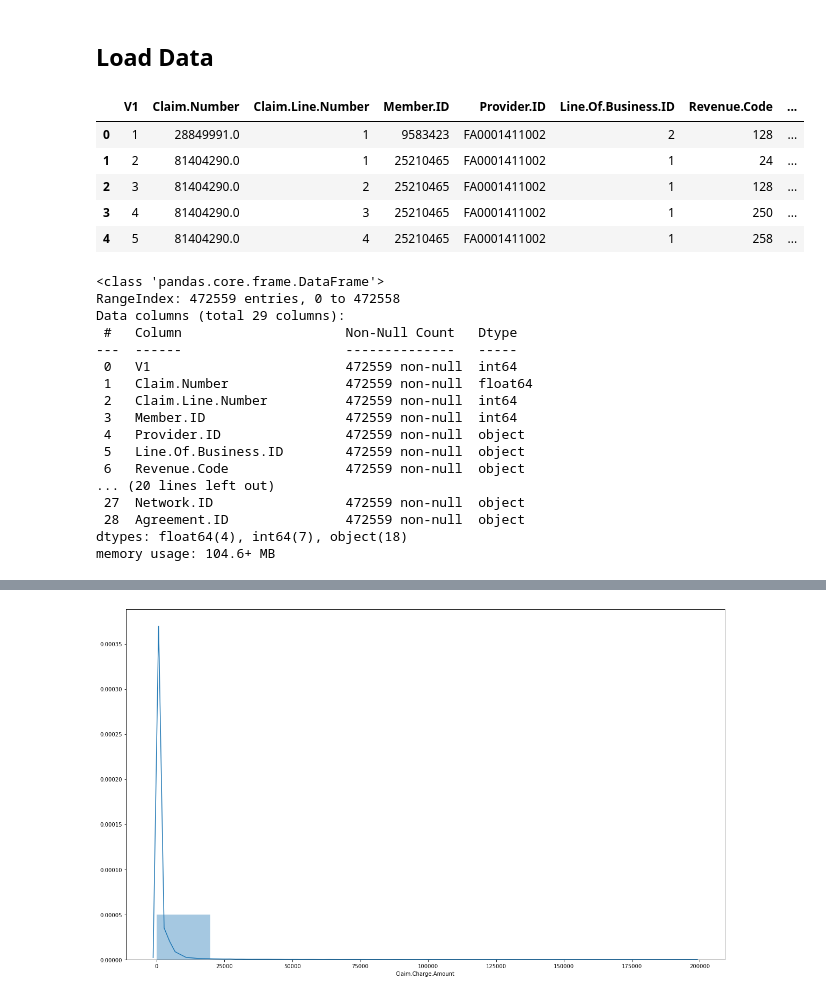
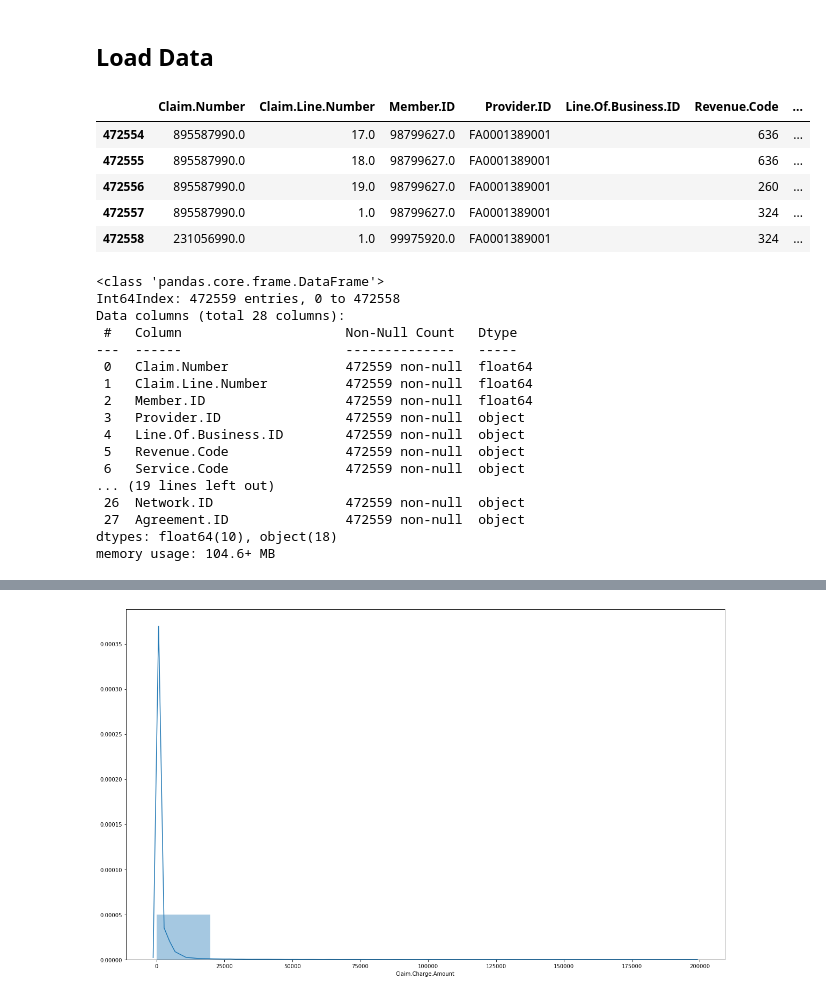
Before and after one commit to narquette/claimassignment, a Jupyter notebook: code/Claim_EDA.ipynb, the cells around one changed output, grey strips where cells are left out. Drawn from its saved outputs; the diff is of its cells as text; code cells hidden in the pictures.

Commit message:
project restructuring, data analysis

```diff
--- a/code/Claim_EDA.ipynb
+++ b/code/Claim_EDA.ipynb
@@ -11,36 +12,47 @@ import os
 # %% [markdown]
 ## Load Data
 # %%
+# set pandas options
 pd.set_option('display.max_columns', None)
 pd.set_option('display.max_rows', None)
-claim_data = pd.read_csv(os.path.join('../data','original','claim.sample.csv'), low_memory=False)
-claim_data.head()
+
+# load data
+claim_data = pd.read_csv(os.path.join('../data','original','claim_sample.tar.gz'), compression='gzip', low_memory=False)
+
+# drop first column
+claim_data.drop('claim.sample.csv', axis=1, inplace=True)
+
+# drop last row
+claim_data.dropna(inplace=True)
+
+# show last rows to ensure drop last row and first column
+claim_data.tail()
 # %% [output]
-|  | V1 | Claim.Number | Claim.Line.Number | Member.ID | Provider.ID | Line.Of.Business.ID | Revenue.Code | ... |
-| 0 | 1 | 28849991.0 | 1 | 9583423 | FA0001411002 | 2 | 128 | ... |
-| 1 | 2 | 81404290.0 | 1 | 25210465 | FA0001411002 | 1 | 24 | ... |
-| 2 | 3 | 81404290.0 | 2 | 25210465 | FA0001411002 | 1 | 128 | ... |
-| 3 | 4 | 81404290.0 | 3 | 25210465 | FA0001411002 | 1 | 250 | ... |
-| 4 | 5 | 81404290.0 | 4 | 25210465 | FA0001411002 | 1 | 258 | ... |
+|  | Claim.Number | Claim.Line.Number | Member.ID | Provider.ID | Line.Of.Business.ID | Revenue.Code | ... |
+| 472554 | 895587990.0 | 17.0 | 98799627.0 | FA0001389001 |  | 636 | ... |
+| 472555 | 895587990.0 | 18.0 | 98799627.0 | FA0001389001 |  | 636 | ... |
+| 472556 | 895587990.0 | 19.0 | 98799627.0 | FA0001389001 |  | 260 | ... |
+| 472557 | 895587990.0 | 1.0 | 98799627.0 | FA0001389001 |  | 324 | ... |
+| 472558 | 231056990.0 | 1.0 | 99975920.0 | FA0001389001 |  | 324 | ... |
 # %%
 claim_data.info()
 # %% [output]
 <class 'pandas.core.frame.DataFrame'>
-RangeIndex: 472559 entries, 0 to 472558
-Data columns (total 29 columns):
+Int64Index: 472559 entries, 0 to 472558
+Data columns (total 28 columns):
  #   Column                     Non-Null Count   Dtype
 ---  ------                     --------------   -----
- 0   V1                         472559 non-null  int64
- 1   Claim.Number               472559 non-null  float64
- 2   Claim.Line.Number          472559 non-null  int64
- 3   Member.ID                  472559 non-null  int64
- 4   Provider.ID                472559 non-null  object
- 5   Line.Of.Business.ID        472559 non-null  object
- 6   Revenue.Code               472559 non-null  object
-... (20 lines left out)
- 27  Network.ID                 472559 non-null  object
- 28  Agreement.ID               472559 non-null  object
-dtypes: float64(4), int64(7), object(18)
+ 0   Claim.Number               472559 non-null  float64
+ 1   Claim.Line.Number          472559 non-null  float64
+ 2   Member.ID                  472559 non-null  float64
+ 3   Provider.ID                472559 non-null  object
+ 4   Line.Of.Business.ID        472559 non-null  object
+ 5   Revenue.Code               472559 non-null  object
+ 6   Service.Code               472559 non-null  object
+... (19 lines left out)
+ 26  Network.ID                 472559 non-null  object
+ 27  Agreement.ID               472559 non-null  object
+dtypes: float64(10), object(18)
 memory usage: 104.6+ MB
 # %%
 claim_data.describe()
```
Also changed, not shown: parts of 50 cells of this notebook, 4 other files.
